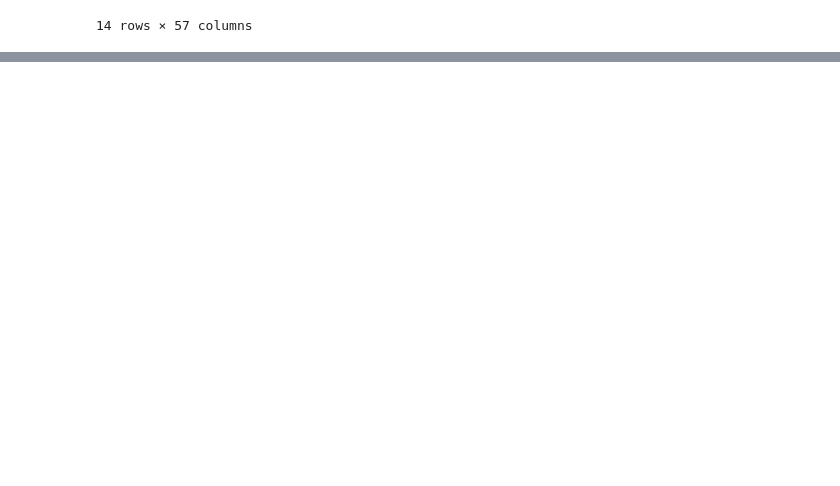
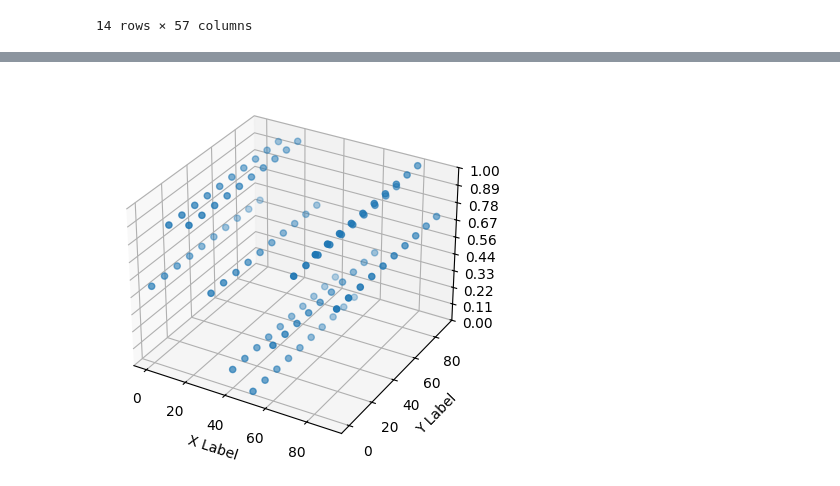
Before and after one commit to NACME-AIML-2024/final-project-dialect-dynamics, a Jupyter notebook: notebooks/aaveDemographic-eda.ipynb, the cells around one changed output, grey strips where cells are left out. Saved outputs shown, nothing was run; the diff lists cells and outputs as text; code cells hidden in the pictures; blank space fills up the shorter version.

```diff
--- a/notebooks/aaveDemographic-eda.ipynb
+++ b/notebooks/aaveDemographic-eda.ipynb
@@ -505,0 +570,33 @@ df_ATL
+# %%
+import matplotlib.pyplot as plt
+import numpy as np
+
+fig = plt.figure()
+ax = fig.add_subplot(projection='3d')
+
+n = 100
+
+# For each set of style and range settings, plot n random points in the box
+# defined by x in [23, 32], y in [0, 100], z in [zlow, zhigh].
+X = np.arange(0, 100, 10)
+Y = np.arange(0, 100, 10)
+X, Y = np.meshgrid(X, Y)
+#Z = np.random.rand(10,10)
+Z = np.zeros((10,10))
+for y in range(len(Z)):
+    for x in range(len(Z[y])):
+        Z[y][x] = ((np.sin(x))/2.0)+0.5
+ax.scatter(X, Y, Z)
+
+ax.set_xlabel('X Label')
+ax.set_ylabel('Y Label')
+#ax.set_zlabel('Z Label')
+
+ax.set_zlim(0, 1.00)
+ax.zaxis.set_major_locator(LinearLocator(10))
+# A StrMethodFormatter is used automatically
+ax.zaxis.set_major_formatter('{x:.02f}')
+
+plt.show()
+# %% [output]
+[figure, added]
```
Also changed, not shown: parts of 8 cells of this notebook, 1 other file.
